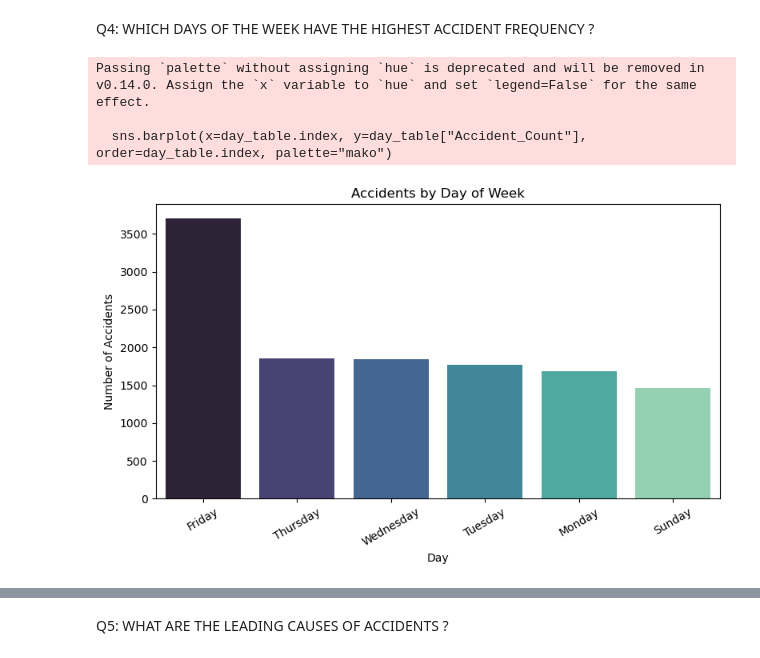
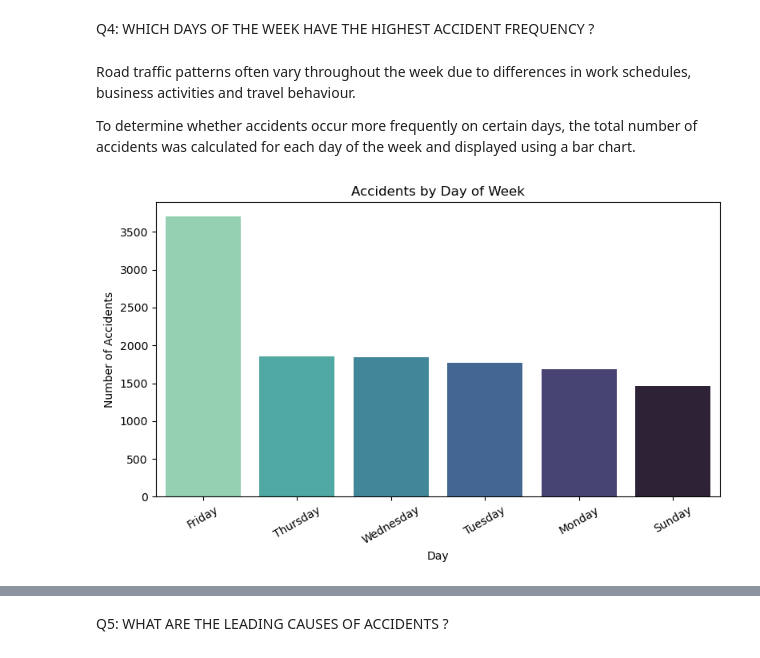
Before and after one commit to Sharon-Mukami/Traffic_Accident_Analysis, a Jupyter notebook: notebooks/analysis.ipynb, the cells around one changed output, grey strips where cells are left out. Cells and saved outputs as stored; diff of their text form; code cells hidden in the pictures.

```diff
--- a/notebooks/analysis.ipynb
+++ b/notebooks/analysis.ipynb
@@ -896,23 +924,24 @@ plt.show()
 # %% [markdown]
 Q4: WHICH DAYS OF THE WEEK HAVE THE HIGHEST ACCIDENT FREQUENCY ?
+# %% [markdown]
+Road traffic patterns often vary throughout the week due to differences in work schedules, business activities and travel behaviour.
+
+To determine whether accidents occur more frequently on certain days, the total number of accidents was calculated for each day of the week and displayed using a bar chart.
 # %%
 # value_counts on an ordered categorical column
 day_counts = df2["Day_of_week"].value_counts().sort_values(ascending=False)
 day_table = day_counts.rename("Accident_Count").to_frame()
 day_table
 
 
 
 plt.figure(figsize=(8,5))
-sns.barplot(x=day_table.index, y=day_table["Accident_Count"], order=day_table.index, palette="mako")
+sns.barplot(x=day_table.index, y=day_table["Accident_Count"], order=day_table.index, hue=day_table.index,  palette="mako", legend= False)
 plt.title("Accidents by Day of Week")
 plt.xlabel("Day")
 plt.ylabel("Number of Accidents")
 plt.xticks(rotation=30)
 plt.tight_layout()
 plt.show()
 # %% [output]
-Passing `palette` without assigning `hue` is deprecated and will be removed in v0.14.0. Assign the `x` variable to `hue` and set `legend=False` for the same effect.
-
-  sns.barplot(x=day_table.index, y=day_table["Accident_Count"], order=day_table.index, palette="mako")
-[figure, old version]
+[figure, new version]
```
Also changed, not shown: parts of 36 cells of this notebook, 1 other file.
